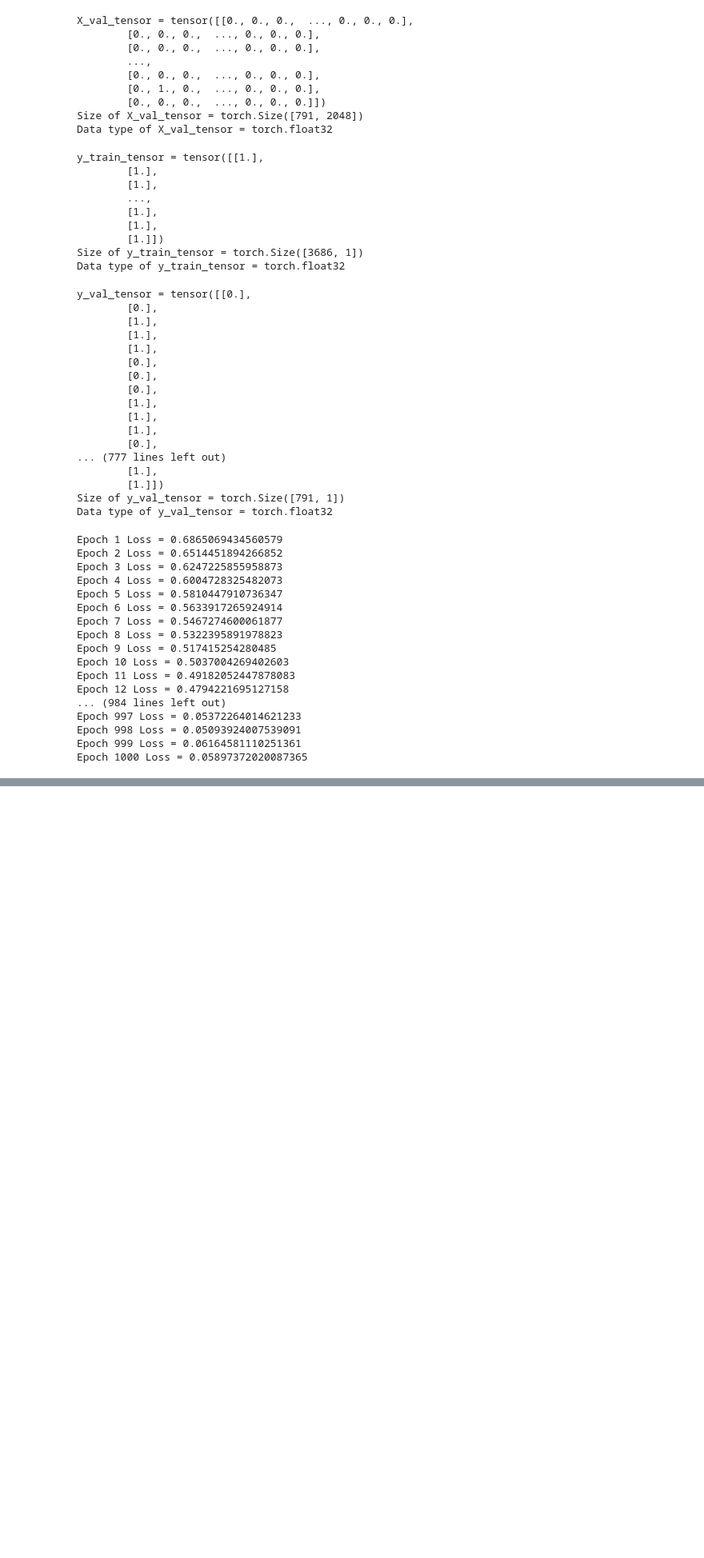
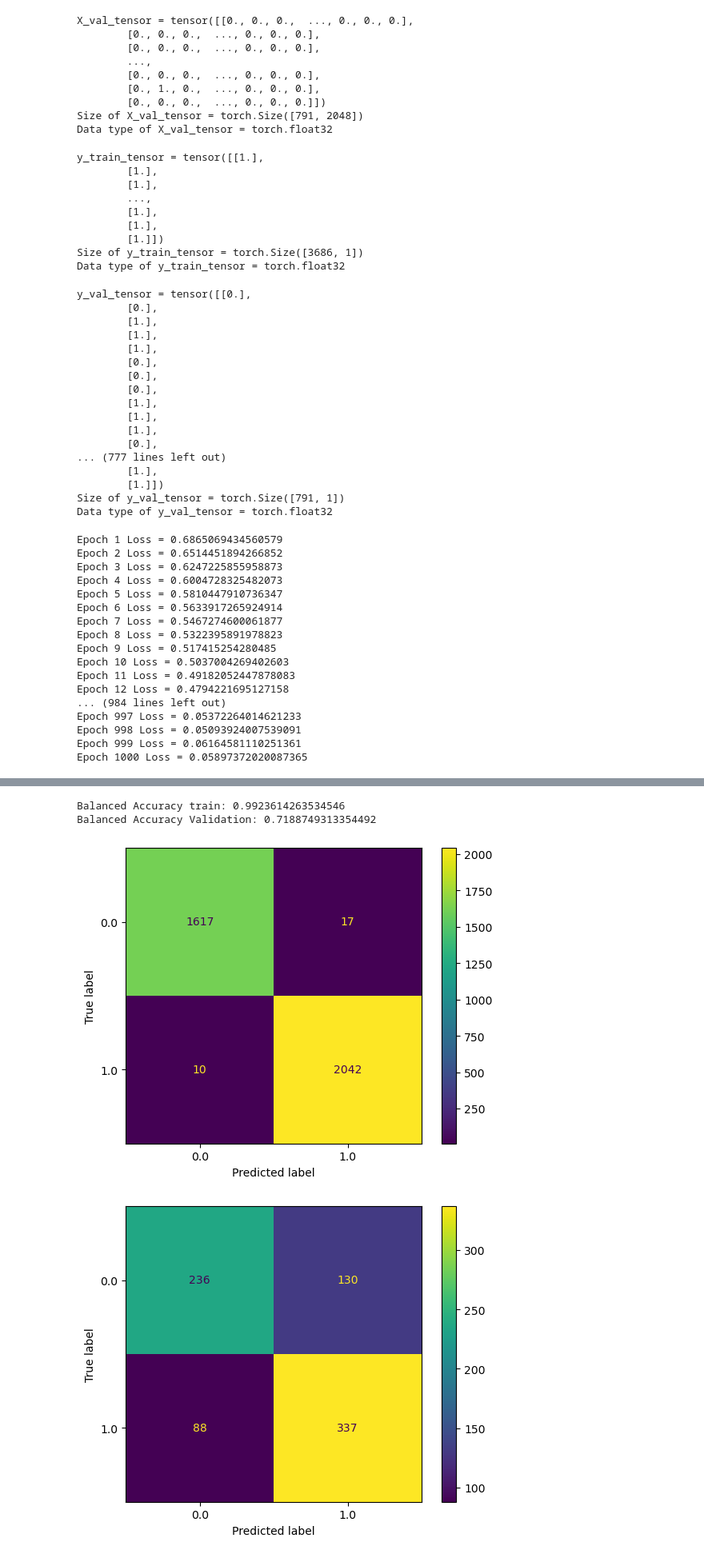
Before and after one commit to dx21006/ML_Tox21_Assessment, a Jupyter notebook: no_nontoxic_nans/2_Deep_NN/Deep_NN_Morgan_fingerprints retry.ipynb, the cells around one changed output, grey strips where cells are left out. Shown: that part at 80% size. Drawn from its saved outputs; the diff is of its cells as text; code cells hidden in the pictures; blank space fills up the shorter version.

```diff
--- a/no_nontoxic_nans/2_Deep_NN/Deep_NN_Morgan_fingerprints retry.ipynb
+++ b/no_nontoxic_nans/2_Deep_NN/Deep_NN_Morgan_fingerprints retry.ipynb
@@ -500,0 +478,8 @@ Balanced Accuracy Validation: 0.5
+# %%
+#try 0.8
+test_SGD(net2, 0.8, 75, trainloader, X_train_tensor, y_train_tensor, X_val_tensor, y_val_tensor)
+# %% [output]
+Balanced Accuracy train: 0.9923614263534546
+Balanced Accuracy Validation: 0.7188749313354492
+[figure, added]
+[figure, added]
```
Also changed, not shown: parts of 12 cells of this notebook.
